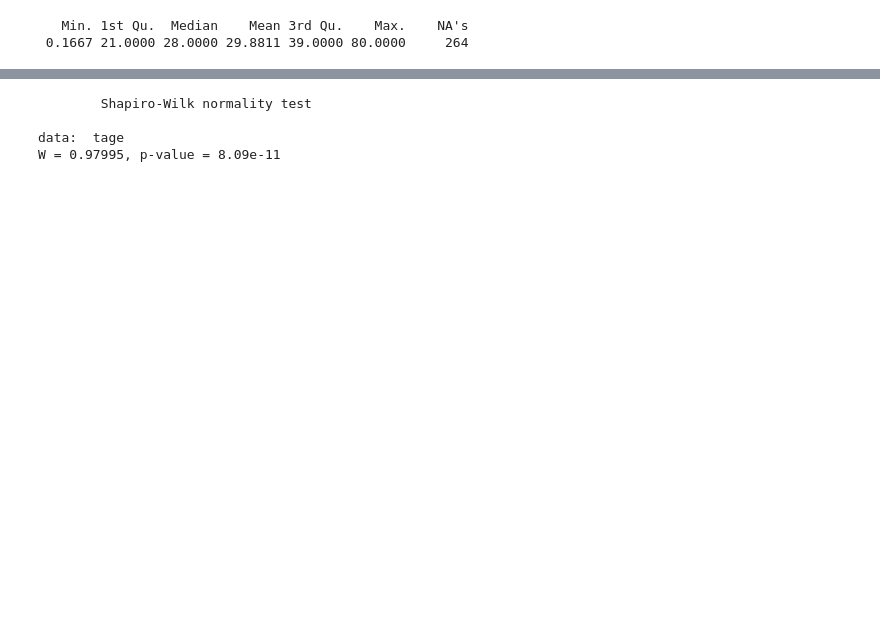
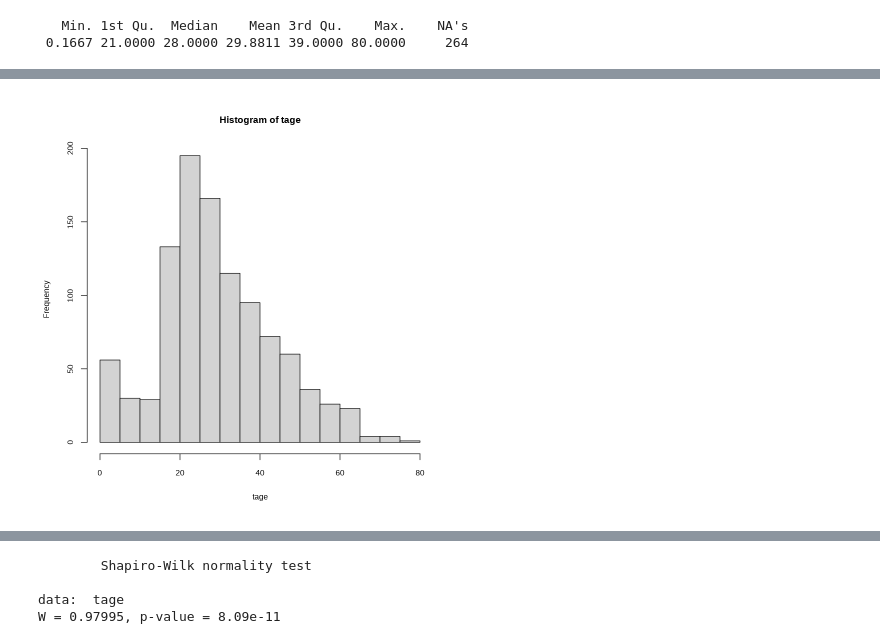
Before and after one commit to gyujin0450/Rstudy, a Jupyter notebook: 401_연속형데이터시각화.ipynb, the cells around one changed output, grey strips where cells are left out. Drawn from its saved outputs; the diff is of its cells as text; code cells hidden in the pictures; blank space fills up the shorter version.

```diff
--- a/401_연속형데이터시각화.ipynb
+++ b/401_연속형데이터시각화.ipynb
@@ -423 +440,5 @@ tage <- subset(titanic$age, titanic$age > 0 & titanic$age < 80)
+# %%
+hist(tage, breaks = seq(0,80,5))
+# %% [output]
+[figure, added]
 # %%
```
Also changed, not shown: parts of 8 cells of this notebook.
